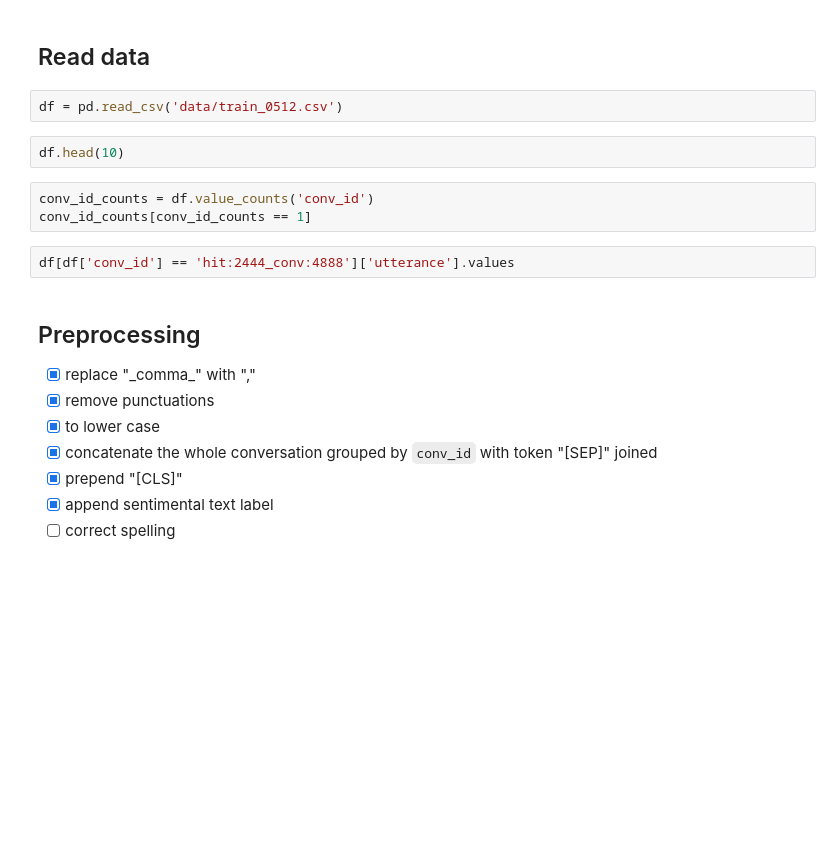
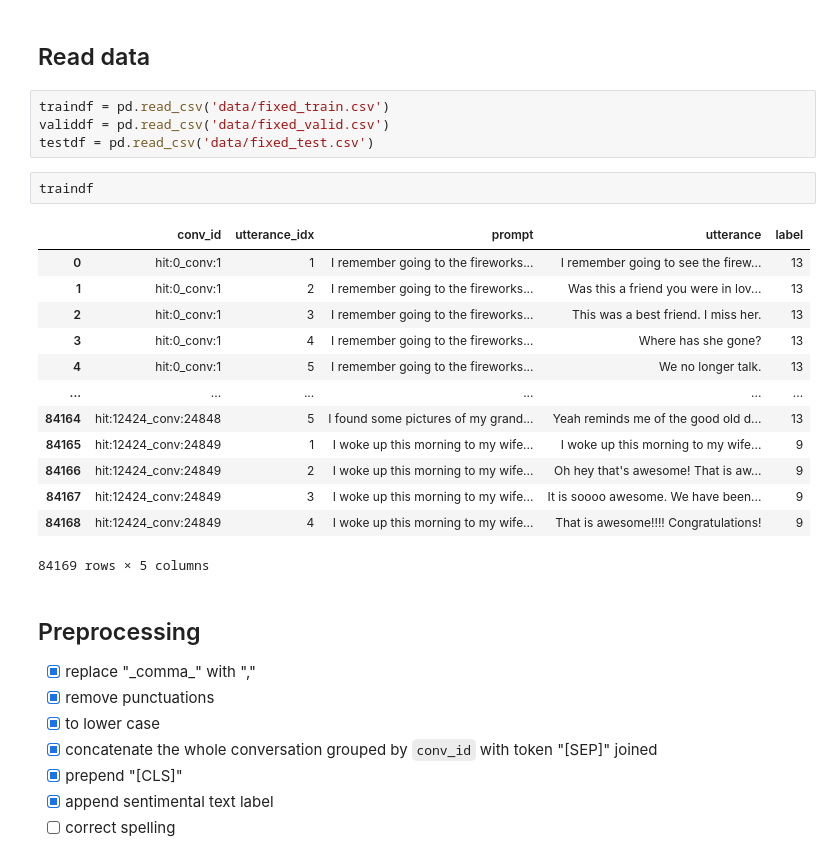
Before and after one commit to SharpKoi/nycu-nlp-final-2022, a Jupyter notebook: EDA.ipynb, the cells around one changed output. Saved outputs shown, nothing was run; the diff lists cells and outputs as text; blank space fills up the shorter version.

```diff
--- a/EDA.ipynb
+++ b/EDA.ipynb
@@ -11,15 +11,26 @@ import matplotlib.pyplot as plt
 import plotly.express as px
 # %% [markdown]
 ## Read data
-# %%
-df = pd.read_csv('data/train_0512.csv')
-# %%
-df.head(10)
-# %%
-conv_id_counts = df.value_counts('conv_id')
-conv_id_counts[conv_id_counts == 1]
-# %%
-df[df['conv_id'] == 'hit:2444_conv:4888']['utterance'].values
+# %%
+traindf = pd.read_csv('data/fixed_train.csv')
+validdf = pd.read_csv('data/fixed_valid.csv')
+testdf = pd.read_csv('data/fixed_test.csv')
+# %%
+traindf
+# %% [output]
+|  | conv_id | utterance_idx | prompt | utterance | label |
+| 0 | hit:0_conv:1 | 1 | I remember going to the fireworks... | I remember going to see the firew... | 13 |
+| 1 | hit:0_conv:1 | 2 | I remember going to the fireworks... | Was this a friend you were in lov... | 13 |
+| 2 | hit:0_conv:1 | 3 | I remember going to the fireworks... | This was a best friend. I miss her. | 13 |
+| 3 | hit:0_conv:1 | 4 | I remember going to the fireworks... | Where has she gone? | 13 |
+| 4 | hit:0_conv:1 | 5 | I remember going to the fireworks... | We no longer talk. | 13 |
+| ... | ... | ... | ... | ... | ... |
+| 84164 | hit:12424_conv:24848 | 5 | I found some pictures of my grand... | Yeah reminds me of the good old d... | 13 |
+| 84165 | hit:12424_conv:24849 | 1 | I woke up this morning to my wife... | I woke up this morning to my wife... | 9 |
+| 84166 | hit:12424_conv:24849 | 2 | I woke up this morning to my wife... | Oh hey that's awesome! That is aw... | 9 |
+| 84167 | hit:12424_conv:24849 | 3 | I woke up this morning to my wife... | It is soooo awesome. We have been... | 9 |
+| 84168 | hit:12424_conv:24849 | 4 | I woke up this morning to my wife... | That is awesome!!!! Congratulations! | 9 |
+84169 rows × 5 columns
 # %% [markdown]
 ## Preprocessing
 - [x] replace "\_comma\_" with ","
```
Also changed, not shown: parts of 19 cells of this notebook.
